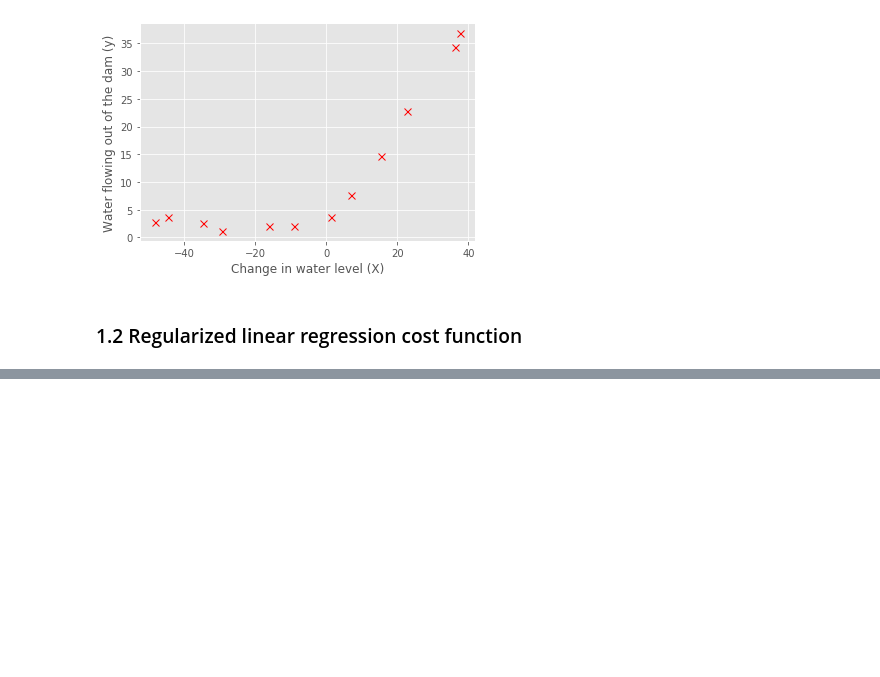
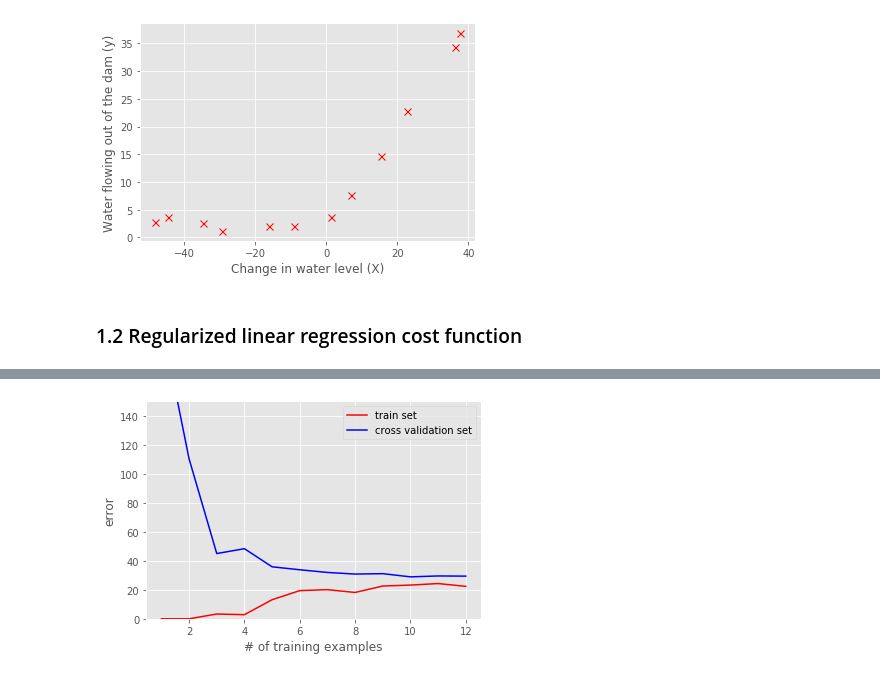
Before and after one commit to akapet00/andrew-ng-coursera-ml, a Jupyter notebook: ex5-regularized-linear-regression-and-bias-vs-variance/ex5.ipynb, the cells around one changed output, grey strips where cells are left out. Drawn from its saved outputs; the diff is of its cells as text; code cells hidden in the pictures; blank space fills up the shorter version.

```diff
--- a/ex5-regularized-linear-regression-and-bias-vs-variance/ex5.ipynb
+++ b/ex5-regularized-linear-regression-and-bias-vs-variance/ex5.ipynb
@@ -55,0 +159,26 @@ plt.show()
+# %%
+def learningCurve(X, y, Xval, yval, _lambda):
+    m = X.shape[0]
+    error_train = np.zeros((m+1, 1))
+    error_cv = np.zeros((m+1, 1))
+
+    for i in range(1, m+1):
+        theta, theta_history = train(X[:i, :], y[:i], _lambda)
+        error_train[i] = cost(theta, X[:i, :], y[:i], _lambda)
+        error_cv[i] = cost(theta, Xval, yval, _lambda)
+    return error_train, error_cv
+# %%
+_lambda = 0 # NO regularization here, we want to inspect bias and variance
+Xval_bias = np.concatenate((np.ones((Xval.shape[0], 1)), Xval), axis=1)
+error_train, error_cv = learningCurve(X_bias, y, Xval_bias, yval, _lambda)
+
+size_of_training_set = [i for i in range(1, len(y)+1)]
+plt.plot(size_of_training_set, error_train[1:], c='red', label='train set')
+plt.plot(size_of_training_set, error_cv[1:], c='blue', label='cross validation set')
+plt.xlabel('# of training examples')
+plt.ylabel('error')
+plt.ylim([0, 150])
+plt.legend(loc='best')
+plt.show()
+# %% [output]
+[figure, added]
```
Also changed, not shown: parts of 27 cells of this notebook.
